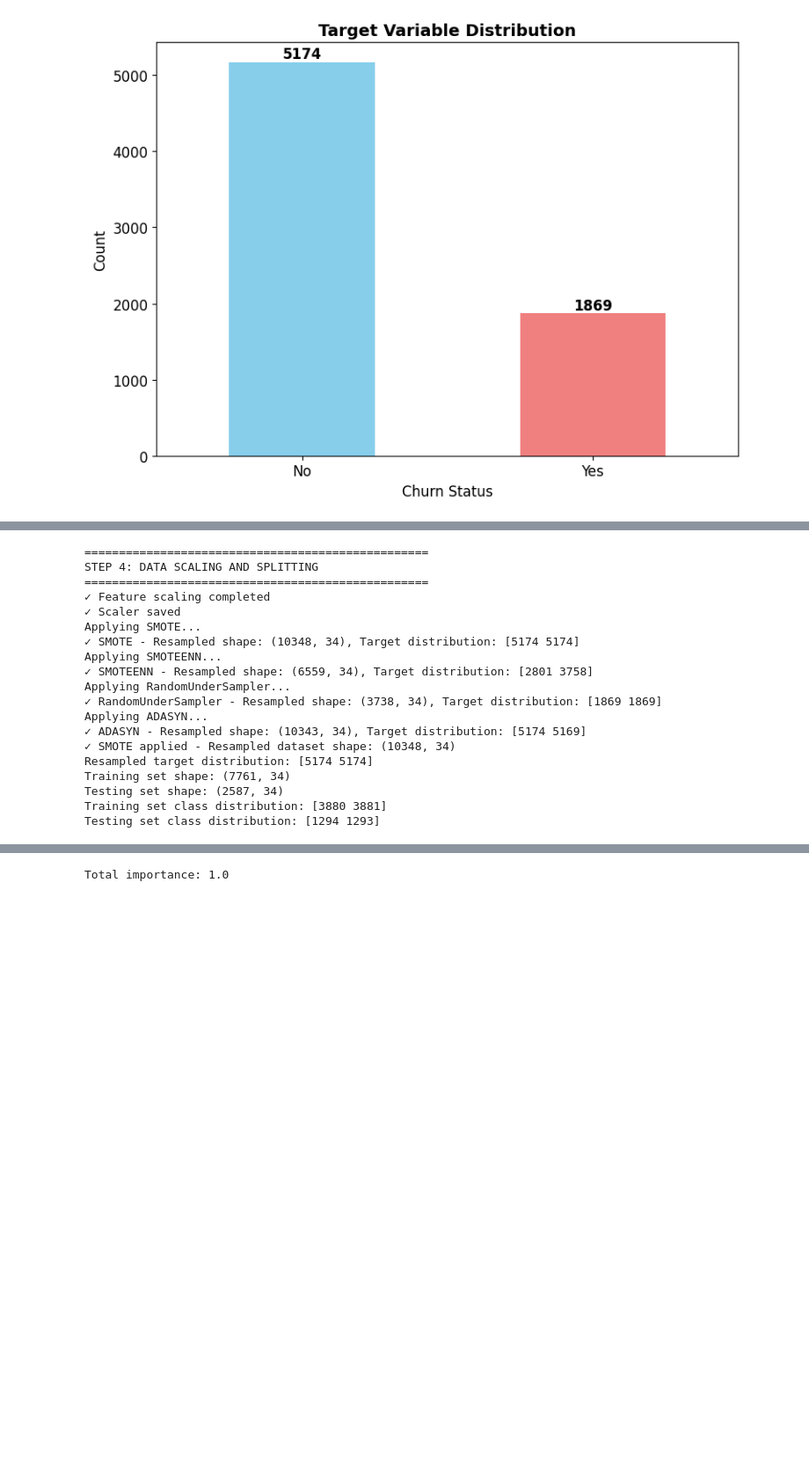
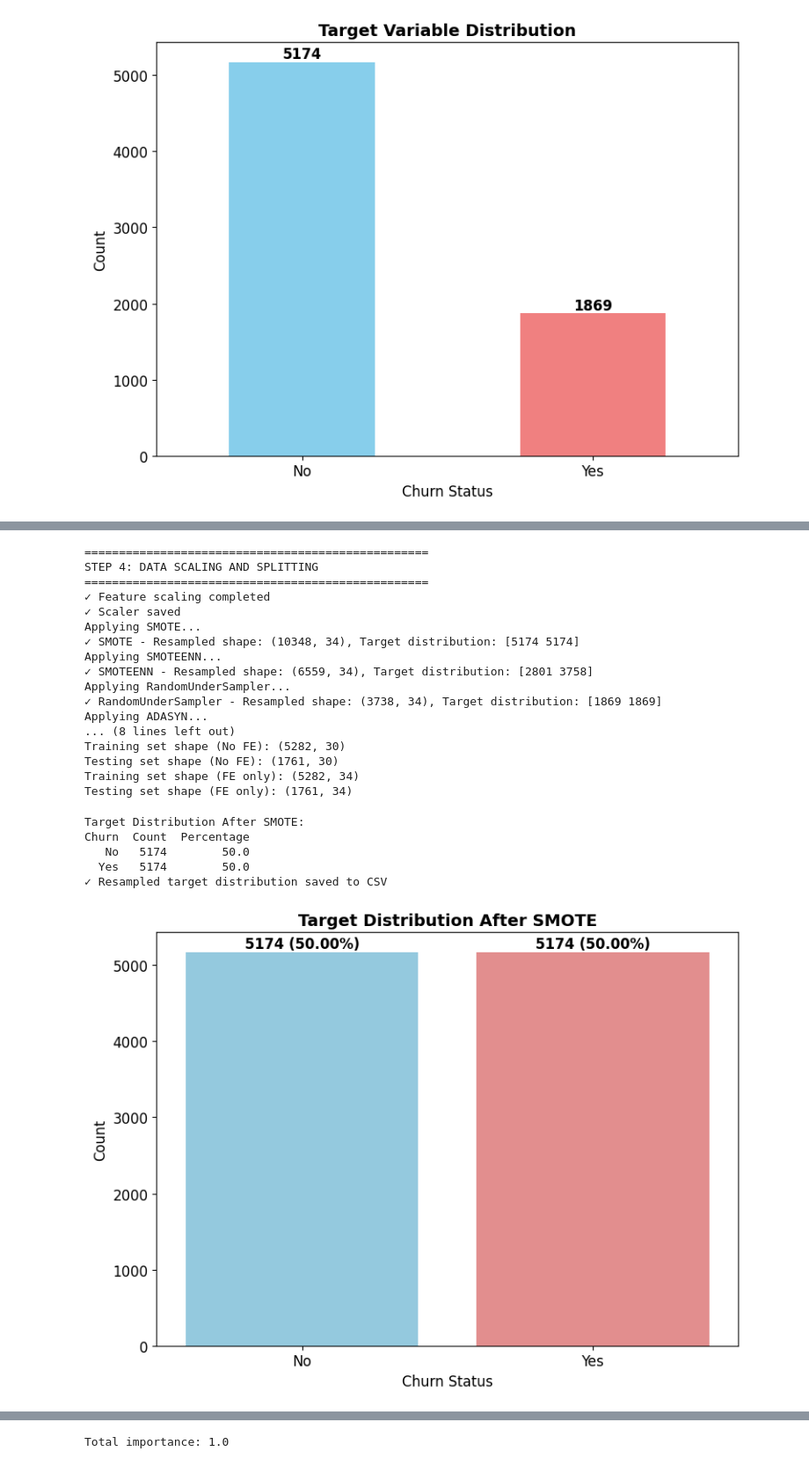
Before and after one commit to koriebruh/CHURN-JOURNAL, a Jupyter notebook: wwwNofel.ipynb, the cells around one changed output, grey strips where cells are left out. Shown at 88% size. Cells and saved outputs as stored; diff of their text form; code cells hidden in the pictures; blank space fills up the shorter version.

Commit message:
add some code for compare with fe, without fe and fe+ smothe

```diff
--- a/wwwNofel.ipynb
+++ b/wwwNofel.ipynb
@@ -328,6 +354,24 @@ print(f"Training set shape: {X_train.shape}")
 print(f"Testing set shape: {X_test.shape}")
 print(f"Training set class distribution: {np.bincount(y_train)}")
 print(f"Testing set class distribution: {np.bincount(y_test)}")
+
+# TAMBAHAN: Feature scaling for dataset without feature engineering
+X_scaled_no_fe = scaler.fit_transform(X_no_fe)
+print("✓ Feature scaling completed for dataset without feature engineering")
+
+# TAMBAHAN: Train-test split for no feature engineering
+X_train_no_fe, X_test_no_fe, y_train_no_fe, y_test_no_fe = train_test_split(
+    X_scaled_no_fe, y_no_fe, stratify=y_no_fe, test_size=0.25, random_state=RANDOM_SEED
+)
+print(f"Training set shape (No FE): {X_train_no_fe.shape}")
+print(f"Testing set shape (No FE): {X_test_no_fe.shape}")
+
+# TAMBAHAN: Train-test split for feature engineering without SMOTE
+X_train_fe, X_test_fe, y_train_fe, y_test_fe = train_test_split(
+    X_scaled, y, stratify=y, test_size=0.25, random_state=RANDOM_SEED
+)
+print(f"Training set shape (FE only): {X_train_fe.shape}")
+print(f"Testing set shape (FE only): {X_test_fe.shape}")
 # %% [output]
 ==================================================
 STEP 4: DATA SCALING AND SPLITTING
@@ -341,10 +385,41 @@ Applying SMOTEENN...
 Applying RandomUnderSampler...
 ✓ RandomUnderSampler - Resampled shape: (3738, 34), Target distribution: [1869 1869]
 Applying ADASYN...
-✓ ADASYN - Resampled shape: (10343, 34), Target distribution: [5174 5169]
-✓ SMOTE applied - Resampled dataset shape: (10348, 34)
-Resampled target distribution: [5174 5174]
-Training set shape: (7761, 34)
-Testing set shape: (2587, 34)
-Training set class distribution: [3880 3881]
-Testing set class distribution: [1294 1293]
+... (8 lines left out)
+Training set shape (No FE): (5282, 30)
+Testing set shape (No FE): (1761, 30)
+Training set shape (FE only): (5282, 34)
+Testing set shape (FE only): (1761, 34)
+# %%
+# === STEP 4.3: Create and visualize target distribution after SMOTE ===
+print("\nTarget Distribution After SMOTE:")
+target_dist_resampled = pd.Series(y_res).value_counts()
+target_dist_df = pd.DataFrame({
+    'Churn': ['No', 'Yes'],
+    'Count': [target_dist_resampled.get(0, 0), target_dist_resampled.get(1, 0)],
+    'Percentage': [target_dist_resampled.get(0, 0) / len(y_res) * 100, target_dist_resampled.get(1, 0) / len(y_res) * 100]
+})
+print(target_dist_df.to_string(index=False))
+
+# Save resampled target distribution to CSV
+target_dist_df.to_csv(f"{OUTPUT_DIR}/data/resampled_target_distribution.csv", index=False)
+print("✓ Resampled target distribution saved to CSV")
+
+# Visualize resampled target distribution
+plt.figure(figsize=(8, 6))
+sns.barplot(x='Churn', y='Count', data=target_dist_df, palette=['skyblue', 'lightcoral'])
+plt.title('Target Distribution After SMOTE', fontsize=14, fontweight='bold')
+plt.xlabel('Churn Status')
+plt.ylabel('Count')
+for i, v in enumerate(target_dist_df['Count']):
+    plt.text(i, v + 50, f"{v} ({target_dist_df['Percentage'][i]:.2f}%)", ha='center', fontweight='bold')
+plt.tight_layout()
+plt.savefig(f"{OUTPUT_DIR}/plots/resampled_target_distribution.png", dpi=300, bbox_inches='tight')
+plt.show()
+# %% [output]
+Target Distribution After SMOTE:
+Churn  Count  Percentage
+   No   5174        50.0
+  Yes   5174        50.0
+✓ Resampled target distribution saved to CSV
+[figure, added]
```
Also changed, not shown: parts of 15 cells of this notebook, 26 other files.
